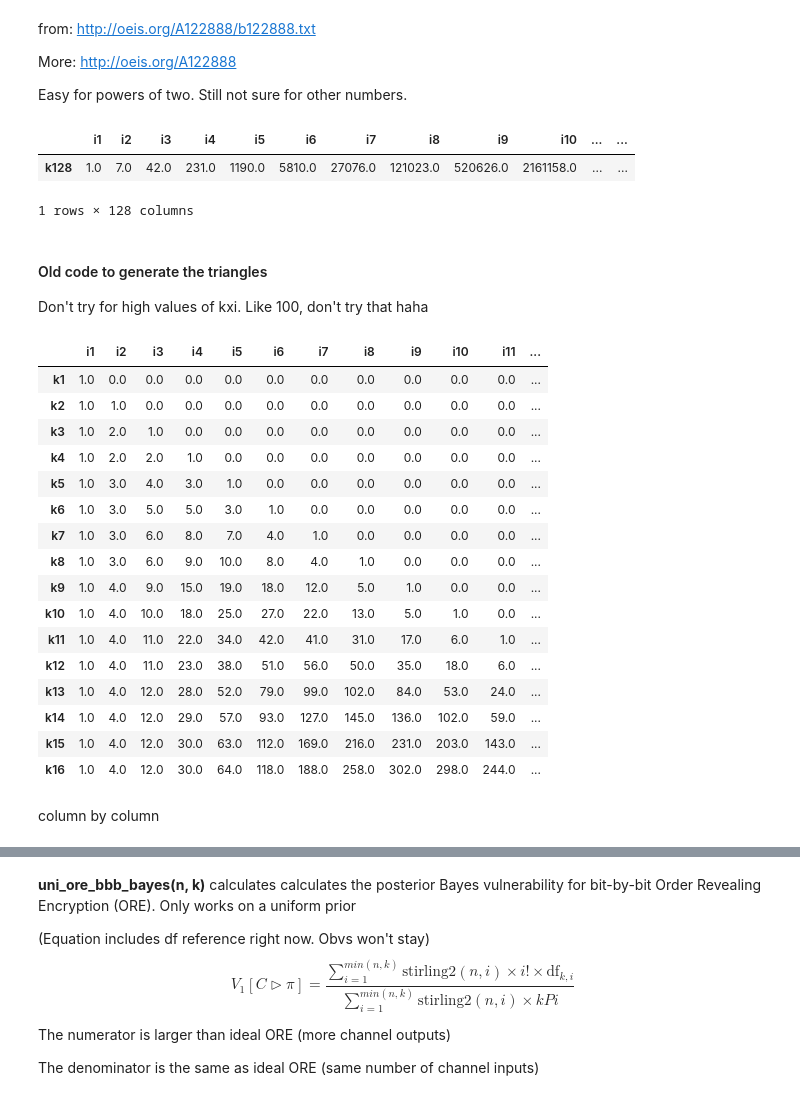
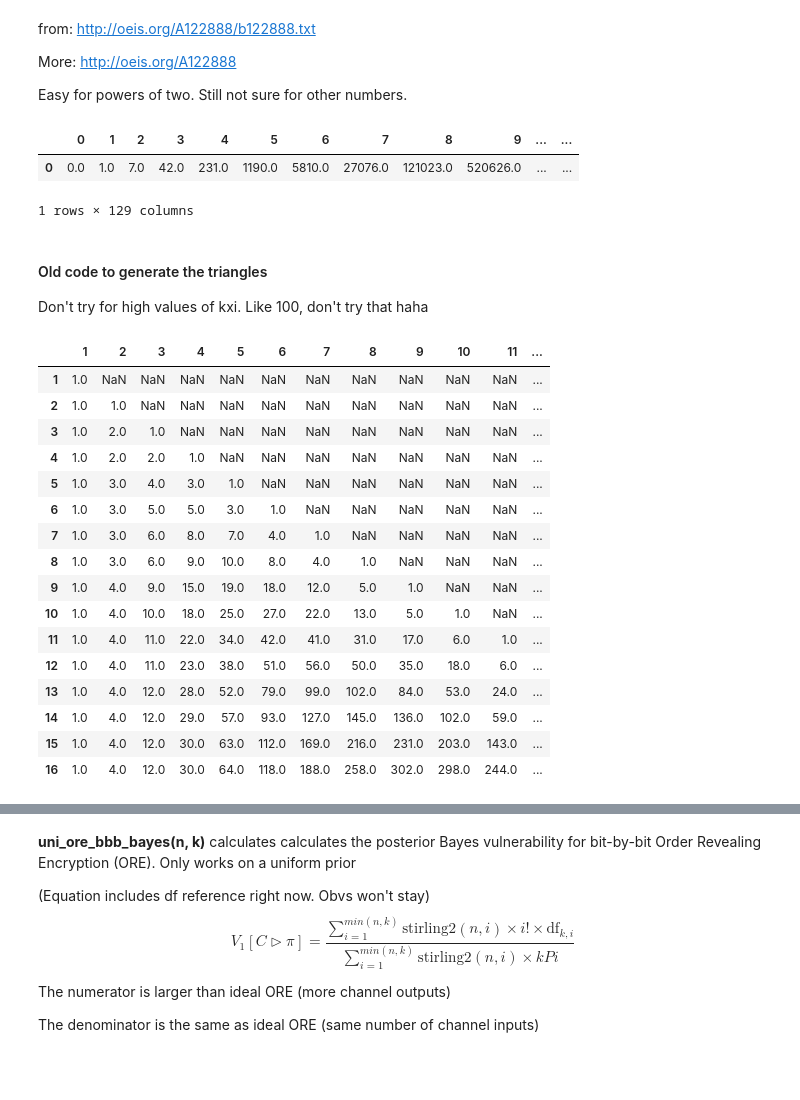
Before and after one commit to majk12/ore, a Jupyter notebook: ore_BbB_bayes.ipynb, the cells around one changed output, grey strips where cells are left out. Drawn from its saved outputs; the diff is of its cells as text; code cells hidden in the pictures; blank space fills up the shorter version.

```diff
--- a/ore_BbB_bayes.ipynb
+++ b/ore_BbB_bayes.ipynb
@@ -127,22 +122,9 @@ More: http://oeis.org/A122888
 Easy for powers of two. Still not sure for other numbers.
 # %%
 i_limit = 128
-i_col = []
-for i in range(i_limit):
-    i_str = ""
-    i_str += "i" + str(i+1) # 1 - i_limit
-    i_col.append(i_str)
-
 zero_data = np.zeros(shape=(1,i_limit))
-
 k = 128
-k_row = []
-k_str = ""
-k_str += "k" + str(k)
-k_row.append(k_str)
-
-dfk128 = pd.DataFrame(data = zero_data, index=k_row, columns = i_col)
-dfk128.rename_axis('k')
+dfk128 = pd.DataFrame(data = zero_data)
 
 k128data = [1,
 7,
@@ -274,19 +256,17 @@ k128data = [1,
 1]
 
 for i in range(i_limit):
-    i_str = ""
-    i_str += "i" + str(i+1)
     if i > k:
-        dfk128.at[k_str, i_str] = 0.0
+        continue
     else:
-        dfk128.at[k_str, i_str] = k128data[i]
+        dfk128.at[0, i+1] = k128data[i]
 
 
 dfk128
 # %% [output]
-|  | i1 | i2 | i3 | i4 | i5 | i6 | i7 | i8 | i9 | i10 | ... | ... |
-| k128 | 1.0 | 7.0 | 42.0 | 231.0 | 1190.0 | 5810.0 | 27076.0 | 121023.0 | 520626.0 | 2161158.0 | ... | ... |
+|  | 0 | 1 | 2 | 3 | 4 | 5 | 6 | 7 | 8 | 9 | ... | ... |
+| 0 | 0.0 | 1.0 | 7.0 | 42.0 | 231.0 | 1190.0 | 5810.0 | 27076.0 | 121023.0 | 520626.0 | ... | ... |
-1 rows × 128 columns
+1 rows × 129 columns
 # %%
 dfk128.to_csv(r'data\k128.csv', index = None, header=True)
 # %%
@@ -329,25 +278,36 @@ def OLDpopulate_kiM(k_limit, i_limit):
+# %%
+def nan_triangle(k_limit, i_limit):
+    df = pd.DataFrame()
+
+    for k in range(k_limit):
+        for i in range(i_limit):
+            if i > k:
+                continue
+            else:
+                u = unique_ki(k+1,i+1)
+                df.at[k+1, i+1] = u
+    df.astype('int64').dtypes
+    return df
 # %%
 k_limit = 16
 i_limit = 16
-Tdf_16 = OLDpopulate_kiM(k_limit, i_limit)
-Tdf_16
+M = nan_triangle(k_limit, i_limit)
+M
 # %% [output]
-|  | i1 | i2 | i3 | i4 | i5 | i6 | i7 | i8 | i9 | i10 | i11 | ... |
-| k1 | 1.0 | 0.0 | 0.0 | 0.0 | 0.0 | 0.0 | 0.0 | 0.0 | 0.0 | 0.0 | 0.0 | ... |
-| k2 | 1.0 | 1.0 | 0.0 | 0.0 | 0.0 | 0.0 | 0.0 | 0.0 | 0.0 | 0.0 | 0.0 | ... |
-| k3 | 1.0 | 2.0 | 1.0 | 0.0 | 0.0 | 0.0 | 0.0 | 0.0 | 0.0 | 0.0 | 0.0 | ... |
-| k4 | 1.0 | 2.0 | 2.0 | 1.0 | 0.0 | 0.0 | 0.0 | 0.0 | 0.0 | 0.0 | 0.0 | ... |
-| k5 | 1.0 | 3.0 | 4.0 | 3.0 | 1.0 | 0.0 | 0.0 | 0.0 | 0.0 | 0.0 | 0.0 | ... |
-| k6 | 1.0 | 3.0 | 5.0 | 5.0 | 3.0 | 1.0 | 0.0 | 0.0 | 0.0 | 0.0 | 0.0 | ... |
-| k7 | 1.0 | 3.0 | 6.0 | 8.0 | 7.0 | 4.0 | 1.0 | 0.0 | 0.0 | 0.0 | 0.0 | ... |
-| k8 | 1.0 | 3.0 | 6.0 | 9.0 | 10.0 | 8.0 | 4.0 | 1.0 | 0.0 | 0.0 | 0.0 | ... |
-| k9 | 1.0 | 4.0 | 9.0 | 15.0 | 19.0 | 18.0 | 12.0 | 5.0 | 1.0 | 0.0 | 0.0 | ... |
-| k10 | 1.0 | 4.0 | 10.0 | 18.0 | 25.0 | 27.0 | 22.0 | 13.0 | 5.0 | 1.0 | 0.0 | ... |
-| k11 | 1.0 | 4.0 | 11.0 | 22.0 | 34.0 | 42.0 | 41.0 | 31.0 | 17.0 | 6.0 | 1.0 | ... |
-| k12 | 1.0 | 4.0 | 11.0 | 23.0 | 38.0 | 51.0 | 56.0 | 50.0 | 35.0 | 18.0 | 6.0 | ... |
-| k13 | 1.0 | 4.0 | 12.0 | 28.0 | 52.0 | 79.0 | 99.0 | 102.0 | 84.0 | 53.0 | 24.0 | ... |
-| k14 | 1.0 | 4.0 | 12.0 | 29.0 | 57.0 | 93.0 | 127.0 | 145.0 | 136.0 | 102.0 | 59.0 | ... |
-| k15 | 1.0 | 4.0 | 12.0 | 30.0 | 63.0 | 112.0 | 169.0 | 216.0 | 231.0 | 203.0 | 143.0 | ... |
-| k16 | 1.0 | 4.0 | 12.0 | 30.0 | 64.0 | 118.0 | 188.0 | 258.0 | 302.0 | 298.0 | 244.0 | ... |
+|  | 1 | 2 | 3 | 4 | 5 | 6 | 7 | 8 | 9 | 10 | 11 | ... |
+| 1 | 1.0 | NaN | NaN | NaN | NaN | NaN | NaN | NaN | NaN | NaN | NaN | ... |
+| 2 | 1.0 | 1.0 | NaN | NaN | NaN | NaN | NaN | NaN | NaN | NaN | NaN | ... |
+| 3 | 1.0 | 2.0 | 1.0 | NaN | NaN | NaN | NaN | NaN | NaN | NaN | NaN | ... |
+| 4 | 1.0 | 2.0 | 2.0 | 1.0 | NaN | NaN | NaN | NaN | NaN | NaN | NaN | ... |
+| 5 | 1.0 | 3.0 | 4.0 | 3.0 | 1.0 | NaN | NaN | NaN | NaN | NaN | NaN | ... |
+| 6 | 1.0 | 3.0 | 5.0 | 5.0 | 3.0 | 1.0 | NaN | NaN | NaN | NaN | NaN | ... |
+| 7 | 1.0 | 3.0 | 6.0 | 8.0 | 7.0 | 4.0 | 1.0 | NaN | NaN | NaN | NaN | ... |
+| 8 | 1.0 | 3.0 | 6.0 | 9.0 | 10.0 | 8.0 | 4.0 | 1.0 | NaN | NaN | NaN | ... |
+| 9 | 1.0 | 4.0 | 9.0 | 15.0 | 19.0 | 18.0 | 12.0 | 5.0 | 1.0 | NaN | NaN | ... |
+| 10 | 1.0 | 4.0 | 10.0 | 18.0 | 25.0 | 27.0 | 22.0 | 13.0 | 5.0 | 1.0 | NaN | ... |
+| 11 | 1.0 | 4.0 | 11.0 | 22.0 | 34.0 | 42.0 | 41.0 | 31.0 | 17.0 | 6.0 | 1.0 | ... |
+| 12 | 1.0 | 4.0 | 11.0 | 23.0 | 38.0 | 51.0 | 56.0 | 50.0 | 35.0 | 18.0 | 6.0 | ... |
+| 13 | 1.0 | 4.0 | 12.0 | 28.0 | 52.0 | 79.0 | 99.0 | 102.0 | 84.0 | 53.0 | 24.0 | ... |
+| 14 | 1.0 | 4.0 | 12.0 | 29.0 | 57.0 | 93.0 | 127.0 | 145.0 | 136.0 | 102.0 | 59.0 | ... |
+| 15 | 1.0 | 4.0 | 12.0 | 30.0 | 63.0 | 112.0 | 169.0 | 216.0 | 231.0 | 203.0 | 143.0 | ... |
+| 16 | 1.0 | 4.0 | 12.0 | 30.0 | 64.0 | 118.0 | 188.0 | 258.0 | 302.0 | 298.0 | 244.0 | ... |
-# %% [markdown]
-column by column
```
Also changed, not shown: parts of 19 cells of this notebook, 2 other files.
